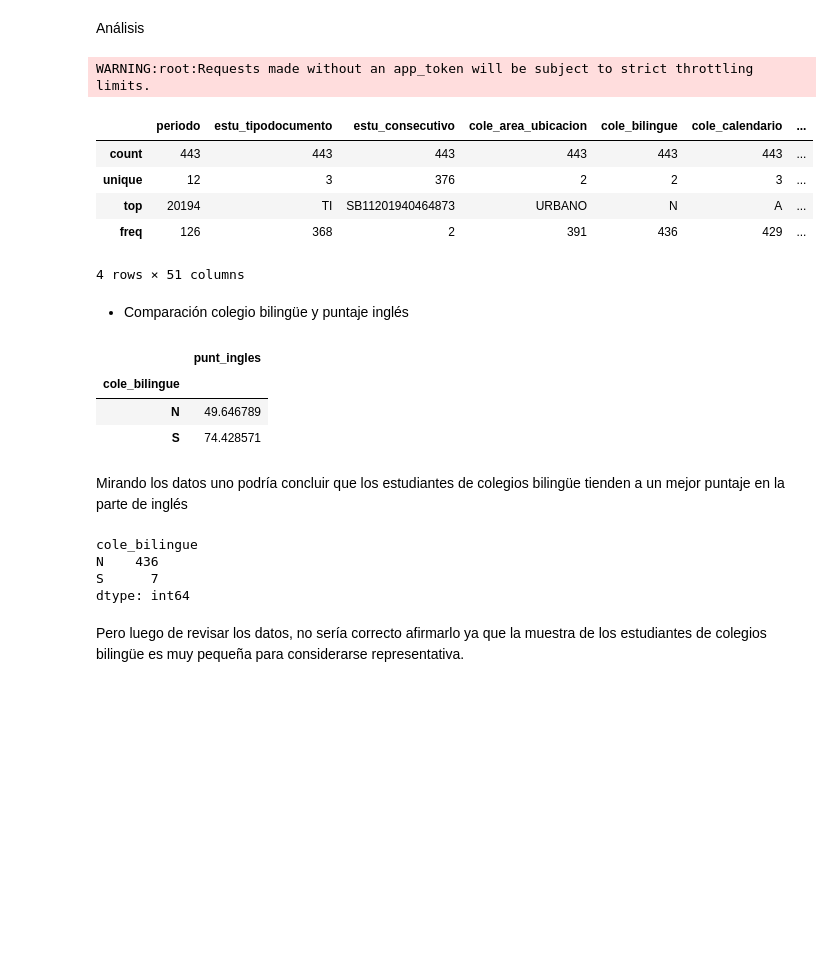
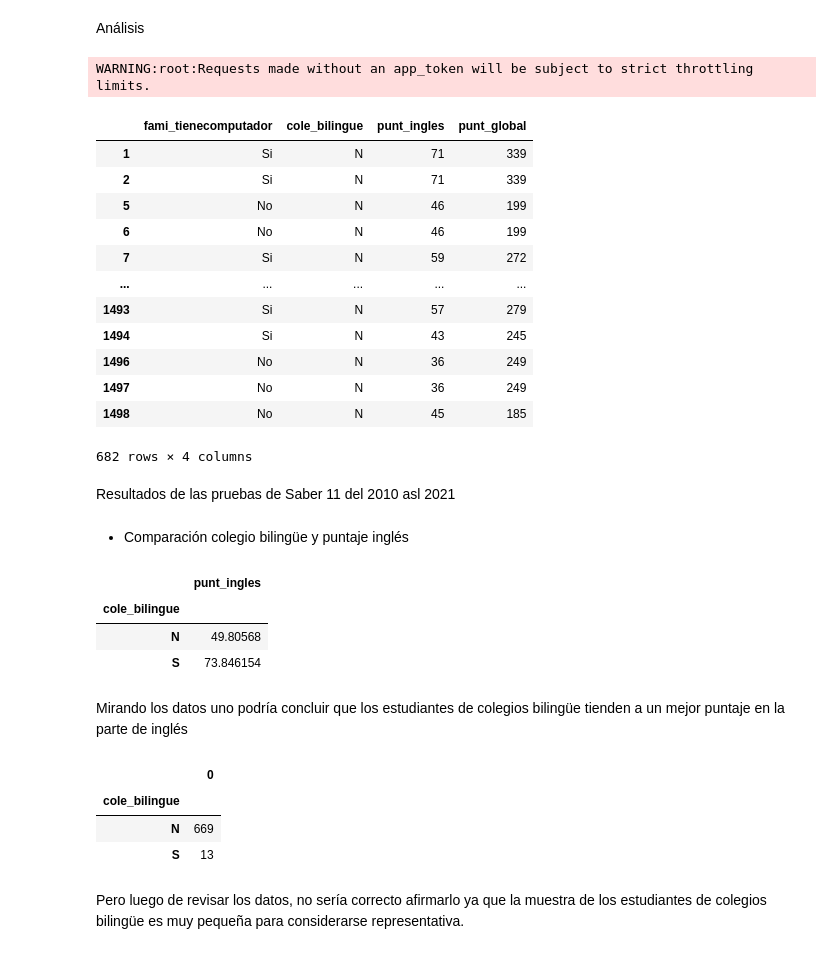
Before and after one commit to CarlsoCast/TALLER-VALENTINA, a Jupyter notebook: TALLER 10.ipynb, the cells around one changed output. Saved outputs shown, nothing was run; the diff lists cells and outputs as text; code cells hidden in the pictures; blank space fills up the shorter version.

```diff
--- a/TALLER 10.ipynb
+++ b/TALLER 10.ipynb
@@ -103,19 +111,30 @@ plt.show()
 Análisis
 # %%
 from sodapy import Socrata
+import json
 client = Socrata('www.datos.gov.co', None)
-results = client.get('kgxf-xxbe')
+results = client.get('kgxf-xxbe', limit=1500)
 datos = pd.DataFrame(results)
-datos=datos.dropna()
-datos.describe()
+datos = datos[["fami_tienecomputador","cole_bilingue","punt_ingles","punt_global"]]
+datos = datos.dropna()
+datos
 # %% [output]
 WARNING:root:Requests made without an app_token will be subject to strict throttling limits.
-|  | periodo | estu_tipodocumento | estu_consecutivo | cole_area_ubicacion | cole_bilingue | cole_calendario | ... |
-| count | 443 | 443 | 443 | 443 | 443 | 443 | ... |
-| unique | 12 | 3 | 376 | 2 | 2 | 3 | ... |
-| top | 20194 | TI | SB11201940464873 | URBANO | N | A | ... |
-| freq | 126 | 368 | 2 | 391 | 436 | 429 | ... |
+|  | fami_tienecomputador | cole_bilingue | punt_ingles | punt_global |
+| 1 | Si | N | 71 | 339 |
+| 2 | Si | N | 71 | 339 |
+| 5 | No | N | 46 | 199 |
+| 6 | No | N | 46 | 199 |
+| 7 | Si | N | 59 | 272 |
+| ... | ... | ... | ... | ... |
+| 1493 | Si | N | 57 | 279 |
+| 1494 | Si | N | 43 | 245 |
+| 1496 | No | N | 36 | 249 |
+| 1497 | No | N | 36 | 249 |
+| 1498 | No | N | 45 | 185 |
-4 rows × 51 columns
+682 rows × 4 columns
+# %% [markdown]
+Resultados de las pruebas de Saber 11 del 2010 asl 2021
 # %% [markdown]
 - Comparación colegio bilingüe y puntaje inglés
 # %%
@@ -126,17 +145,17 @@ biling_punt_ing.groupby("cole_bilingue").mean()
 # %% [output]
 |  | punt_ingles |
 | cole_bilingue |  |
-| N | 49.646789 |
-| S | 74.428571 |
+| N | 49.80568 |
+| S | 73.846154 |
 # %% [markdown]
 Mirando los datos uno podría concluir que los estudiantes de colegios bilingüe tienden a un mejor puntaje en la parte de inglés
 # %%
-biling_punt_ing.groupby("cole_bilingue").size()
+biling_punt_ing.groupby("cole_bilingue").size().to_frame()
 # %% [output]
-cole_bilingue
-N    436
-S      7
-dtype: int64
+|  | 0 |
+| cole_bilingue |  |
+| N | 669 |
+| S | 13 |
 # %% [markdown]
 Pero luego de revisar los datos, no sería correcto afirmarlo ya que la muestra de los estudiantes de colegios bilingüe es muy pequeña para considerarse representativa.
 # %% [markdown]
```
Also changed, not shown: parts of 8 cells of this notebook.
